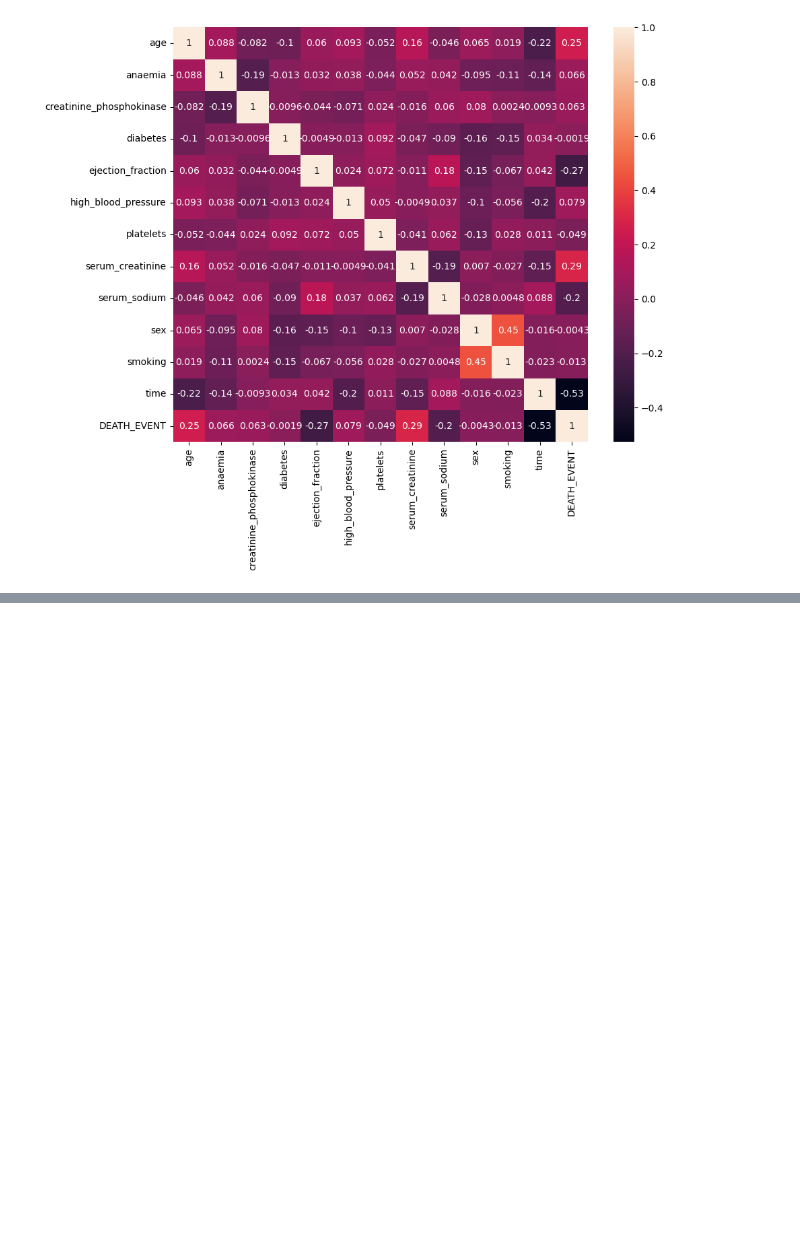
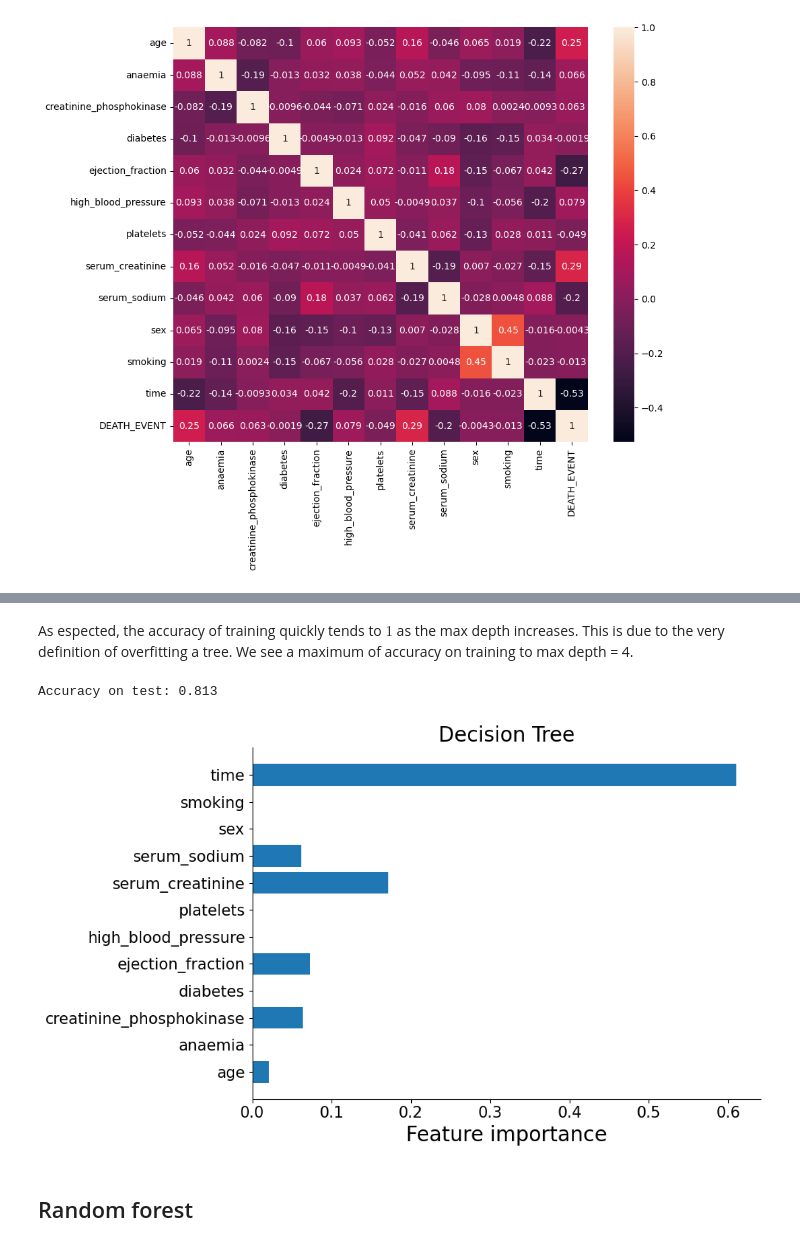
Before and after one commit to mateo-st/ML_UM, a Jupyter notebook: 3º Lab/LAB3 - Mordetzki, Stipanicic.ipynb, the cells around one changed output, grey strips where cells are left out. Drawn from its saved outputs; the diff is of its cells as text; code cells hidden in the pictures; blank space fills up the shorter version.

```diff
--- a/3º Lab/LAB3 - Mordetzki, Stipanicic.ipynb
+++ b/3º Lab/LAB3 - Mordetzki, Stipanicic.ipynb
@@ -135,0 +225,31 @@ plt.show()
+# %% [markdown]
+As espected, the accuracy of training quickly tends to $1$ as the max depth increases. This is due to the very definition of overfitting a tree. We see a maximum of accuracy on training to max depth = 4.
+# %%
+tree = DecisionTreeClassifier(max_depth=4, min_samples_leaf=1, random_state=0).fit(X_train, y_train)
+y_pred=tree.predict(X_test)
+
+print("Accuracy on test: {:.3f}".format(accuracy_score(y_pred, y_test)))
+# %% [output]
+Accuracy on test: 0.813
+# %%
+
+
+def plot_feature_importances(model, figure):
+    n_features = 12
+    plt.figure(figsize=(10,6))
+    plt.barh(range(n_features), model.feature_importances_, align='center') # check documentation on model
+    plt.yticks(np.arange(n_features), X,size=15)
+    plt.xticks(size=15)
+    plt.xlabel('Feature importance',size=20,)
+    #plt.ylabel('Feature',size=20)
+    plt.ylim(-1, n_features)
+    sns.despine(top=True)
+    plt.title(f'{figure}',size=20)
+    plt.tight_layout()
+    plt.savefig(f'feature-image{figure}.png',dpi=300)
+
+plot_feature_importances(tree,'Decision Tree')
+# %% [output]
+[figure, added]
+# %% [markdown]
+## Random forest
```
Also changed, not shown: parts of 14 cells of this notebook, 3 other files.
